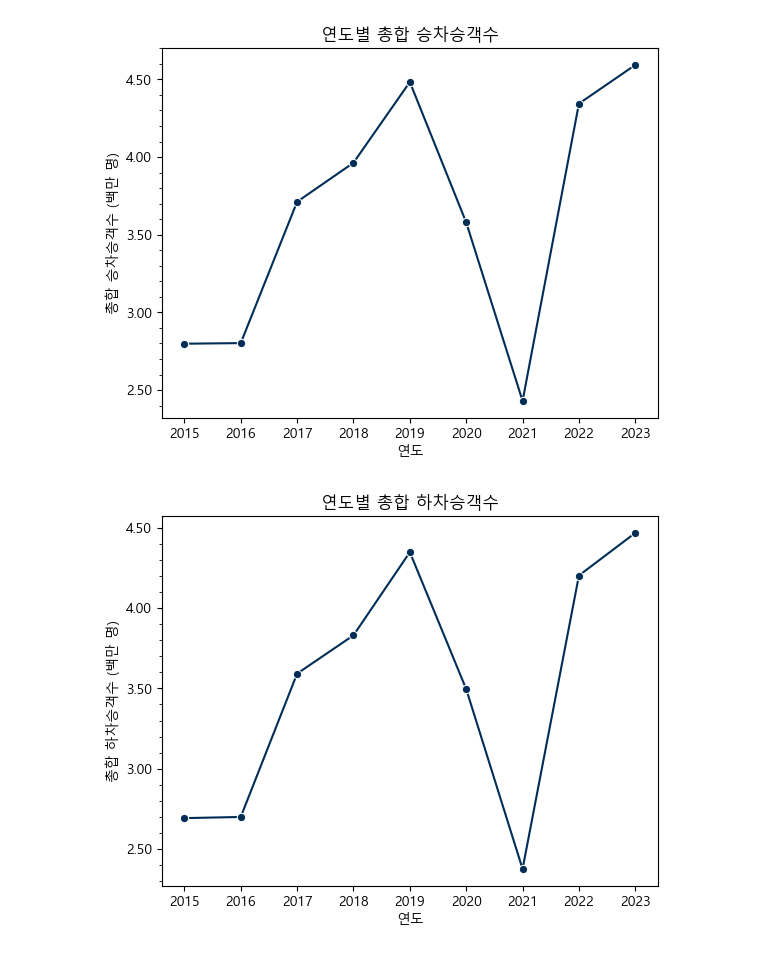
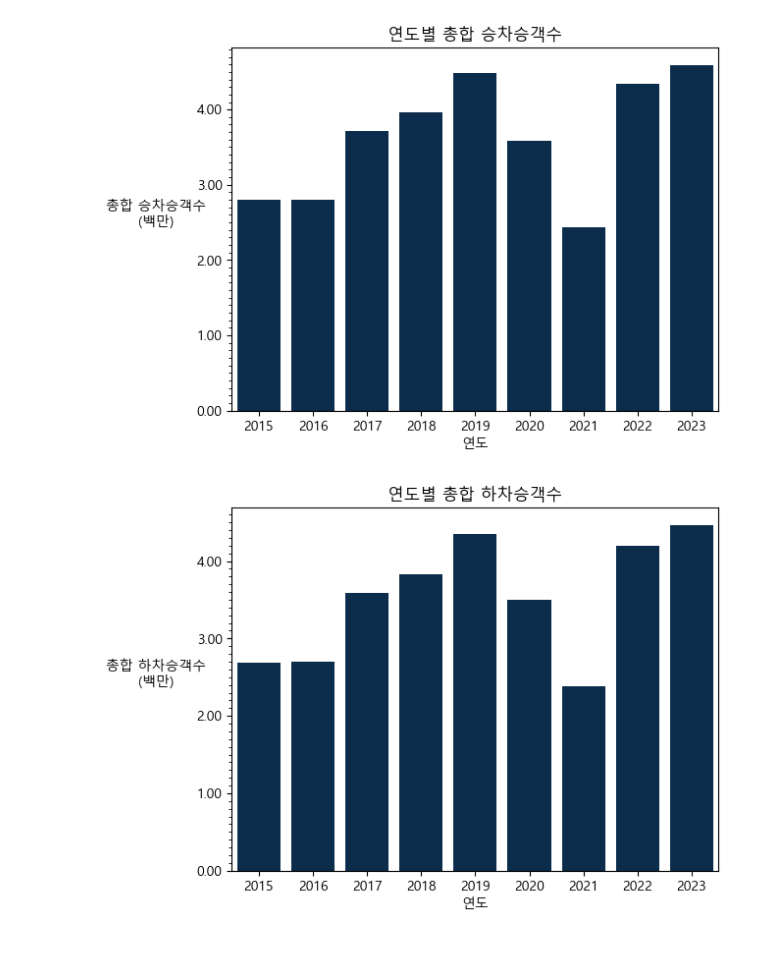
Before and after one commit to YouYeDam/BigData, a Jupyter notebook: NBusYear2.ipynb, the cells around one changed output. Cells and saved outputs as stored; diff of their text form; code cells hidden in the pictures.

```diff
--- a/NBusYear2.ipynb
+++ b/NBusYear2.ipynb
@@ -31,36 +31,36 @@ merged_df = pd.concat(df_list, ignore_index=True)
 
 # 연도 정보 추가
 merged_df['Year'] = merged_df['사용년월'].astype(str).str[:4]
 
 # 연도별로 그룹화하여 총합 승차승객수와 하차승객수 구하기
 grouped_boarding = merged_df.groupby('Year')['승차총승객수'].sum()
 grouped_alighting = merged_df.groupby('Year')['하차총승객수'].sum()
 
 # 연도별 승차승객수의 합 막대그래프
-ax = sns.lineplot(x=grouped_boarding.index, y=grouped_boarding.values, color='#002D56', marker='o')
+ax = sns.barplot(x=grouped_boarding.index, y=grouped_boarding.values, color='#002D56')
 plt.title('연도별 총합 승차승객수')
 plt.xlabel('연도')
-plt.ylabel('총합 승차승객수 (백만 명)')
+plt.ylabel('총합 승차승객수\n(백만)', rotation=0, labelpad=30)
 
 ax.yaxis.set_minor_locator(MultipleLocator(100000))
 
 # y축 단위를 '백만'으로 표시하되, 소수점 둘째 자리까지 표시
 plt.gca().yaxis.set_major_formatter(FuncFormatter(lambda x, _: '{:,.2f}'.format(x/1e6)))
 
 plt.show()
 
 # 연도별 하차승객수의 합 막대그래프
-ax = sns.lineplot(x=grouped_alighting.index, y=grouped_alighting.values, color='#002D56', marker='o')
+ax = sns.barplot(x=grouped_alighting.index, y=grouped_alighting.values, color='#002D56')
 plt.title('연도별 총합 하차승객수')
 plt.xlabel('연도')
-plt.ylabel('총합 하차승객수 (백만 명)')
+plt.ylabel('총합 하차승객수\n(백만)', rotation=0, labelpad=30)
 
 ax.yaxis.set_minor_locator(MultipleLocator(100000))
 
 # y축 단위를 '백만'으로 표시하되, 소수점 둘째 자리까지 표시
 plt.gca().yaxis.set_major_formatter(FuncFormatter(lambda x, _: '{:,.2f}'.format(x/1e6)))
 
 plt.show()
 # %% [output]
-[figure, old version]
+[figure, new version]
-[figure, old version]
+[figure, new version]
```
Also changed, not shown: 1 other file.
